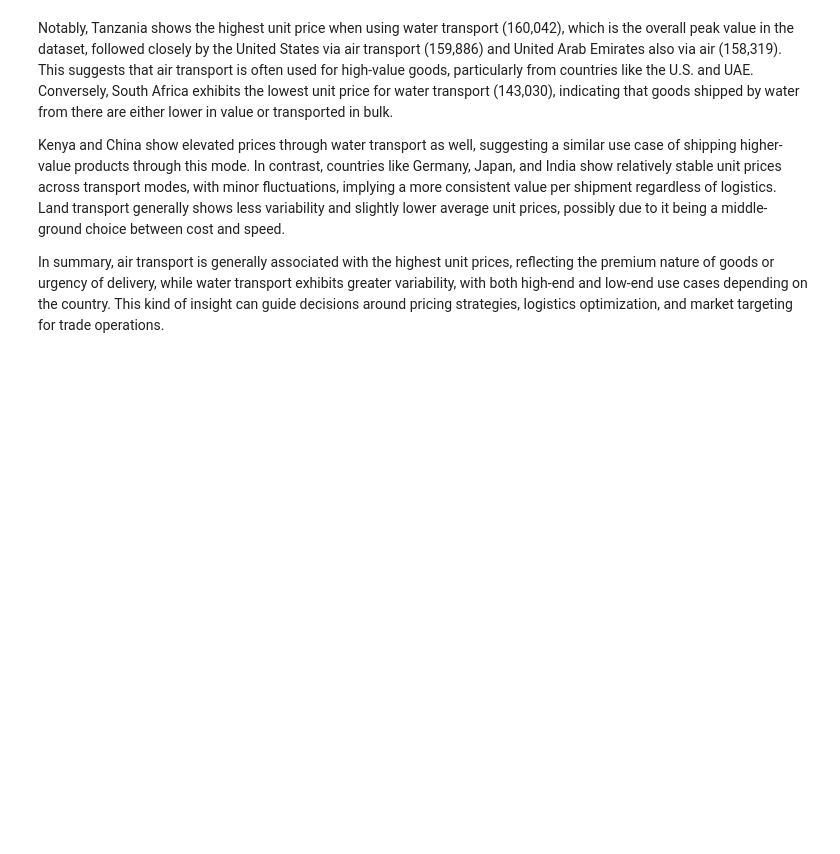
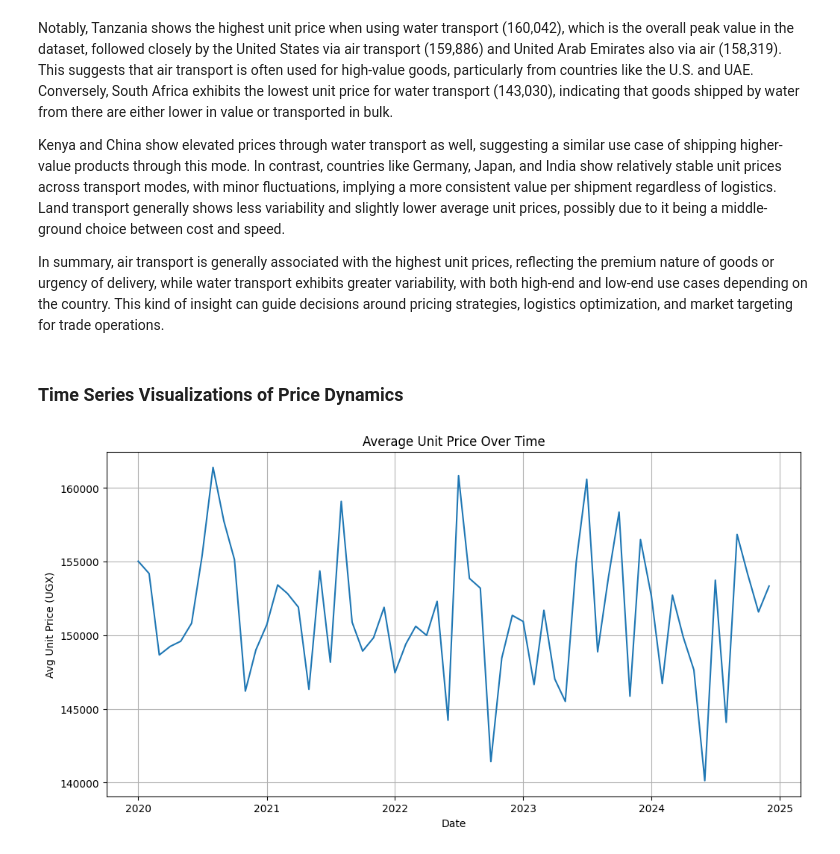
Before and after one commit to sentongo-web/valuation-task, a Jupyter notebook: valuation.ipynb, the cells around one changed output. Cells and saved outputs as stored; diff of their text form; code cells hidden in the pictures; blank space fills up the shorter version.

```diff
--- a/valuation.ipynb
+++ b/valuation.ipynb
@@ -345,3 +345,18 @@ Notably, Tanzania shows the highest unit price when using water transport (160,0
 Kenya and China show elevated prices through water transport as well, suggesting a similar use case of shipping higher-value products through this mode. In contrast, countries like Germany, Japan, and India show relatively stable unit prices across transport modes, with minor fluctuations, implying a more consistent value per shipment regardless of logistics. Land transport generally shows less variability and slightly lower average unit prices, possibly due to it being a middle-ground choice between cost and speed.
 
 In summary, air transport is generally associated with the highest unit prices, reflecting the premium nature of goods or urgency of delivery, while water transport exhibits greater variability, with both high-end and low-end use cases depending on the country. This kind of insight can guide decisions around pricing strategies, logistics optimization, and market targeting for trade operations.
+# %% [markdown]
+ ### Time Series Visualizations of Price Dynamics
+# %%
+monthly = df_train.groupby(['Year', 'Month'])['Unit_Price_UGX'].mean().reset_index()
+monthly['Date'] = pd.to_datetime(monthly[['Year', 'Month']].assign(DAY=1))
+
+plt.figure(figsize=(12, 6))
+sns.lineplot(data=monthly, x='Date', y='Unit_Price_UGX')
+plt.title("Average Unit Price Over Time")
+plt.xlabel("Date")
+plt.ylabel("Avg Unit Price (UGX)")
+plt.grid(True)
+plt.show()
+# %% [output]
+[figure, added]
```
Also changed, not shown: parts of 14 cells of this notebook.
